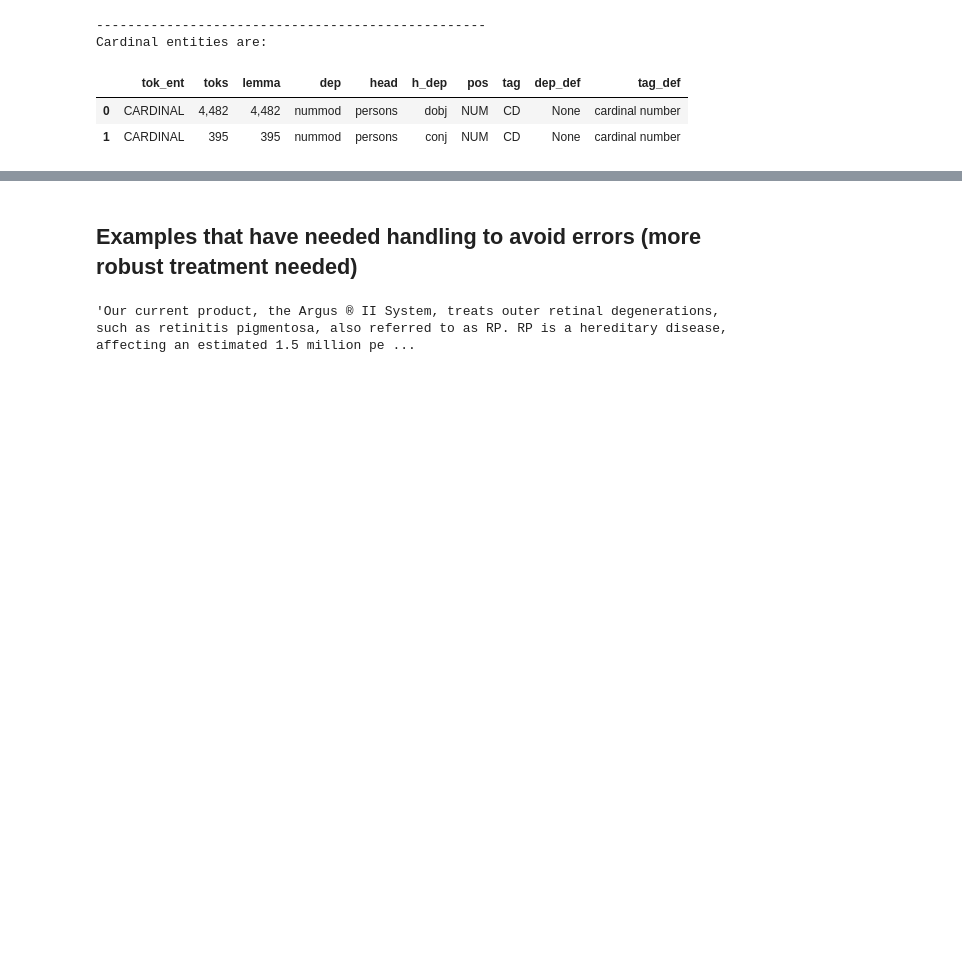
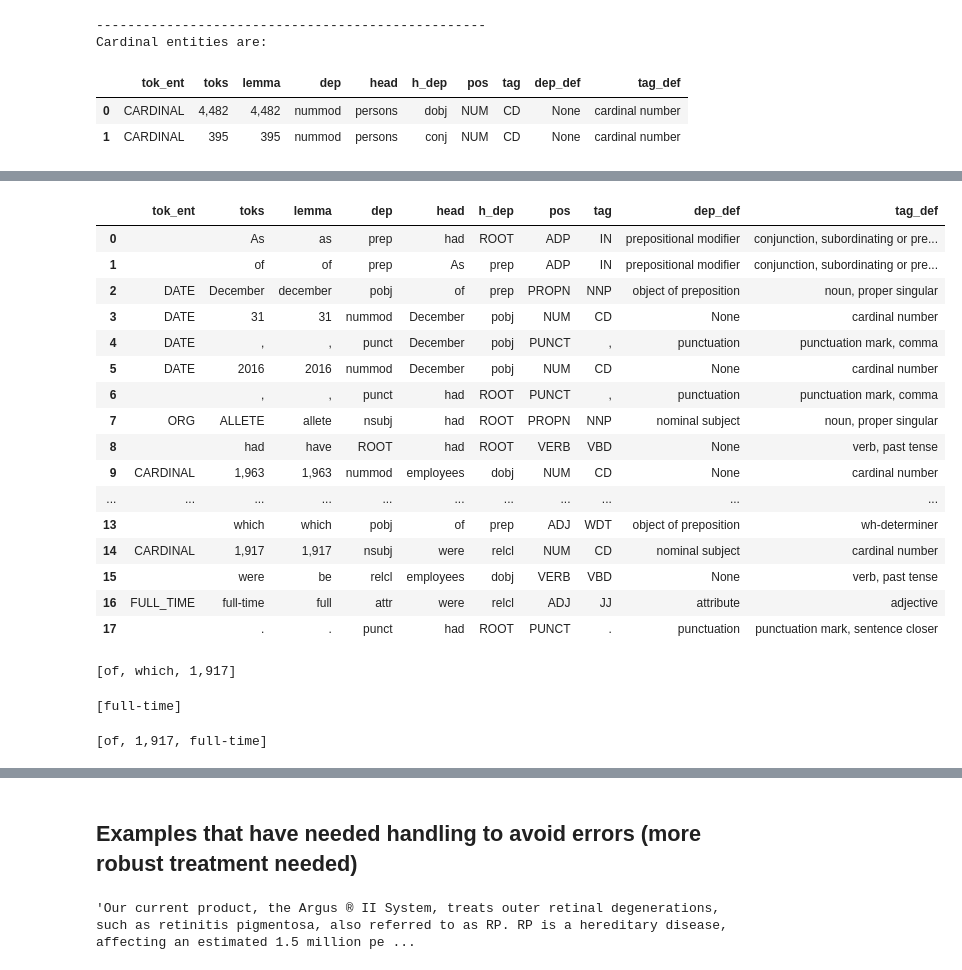
Before and after one commit to JarrodAJ/sec_employee_information_extraction, a Jupyter notebook: 4_Define_SpaCy_NER.ipynb, the cells around one changed output, grey strips where cells are left out. Saved outputs shown, nothing was run; the diff lists cells and outputs as text; code cells hidden in the pictures; blank space fills up the shorter version.

```diff
--- a/4_Define_SpaCy_NER.ipynb
+++ b/4_Define_SpaCy_NER.ipynb
@@ -5539,0 +5739,37 @@ displacy.render(fn4, jupyter=True)
+# %%
+print_df(make_tok_df(fn13))
+# %% [output]
+|  | tok_ent | toks | lemma | dep | head | h_dep | pos | tag | dep_def | tag_def |
+| 0 |  | As | as | prep | had | ROOT | ADP | IN | prepositional modifier | conjunction, subordinating or pre... |
+| 1 |  | of | of | prep | As | prep | ADP | IN | prepositional modifier | conjunction, subordinating or pre... |
+| 2 | DATE | December | december | pobj | of | prep | PROPN | NNP | object of preposition | noun, proper singular |
+| 3 | DATE | 31 | 31 | nummod | December | pobj | NUM | CD | None | cardinal number |
+| 4 | DATE | , | , | punct | December | pobj | PUNCT | , | punctuation | punctuation mark, comma |
+| 5 | DATE | 2016 | 2016 | nummod | December | pobj | NUM | CD | None | cardinal number |
+| 6 |  | , | , | punct | had | ROOT | PUNCT | , | punctuation | punctuation mark, comma |
+| 7 | ORG | ALLETE | allete | nsubj | had | ROOT | PROPN | NNP | nominal subject | noun, proper singular |
+| 8 |  | had | have | ROOT | had | ROOT | VERB | VBD | None | verb, past tense |
+| 9 | CARDINAL | 1,963 | 1,963 | nummod | employees | dobj | NUM | CD | None | cardinal number |
+| ... | ... | ... | ... | ... | ... | ... | ... | ... | ... | ... |
+| 13 |  | which | which | pobj | of | prep | ADJ | WDT | object of preposition | wh-determiner |
+| 14 | CARDINAL | 1,917 | 1,917 | nsubj | were | relcl | NUM | CD | nominal subject | cardinal number |
+| 15 |  | were | be | relcl | employees | dobj | VERB | VBD | None | verb, past tense |
+| 16 | FULL_TIME | full-time | full | attr | were | relcl | ADJ | JJ | attribute | adjective |
+| 17 |  | . | . | punct | had | ROOT | PUNCT | . | punctuation | punctuation mark, sentence closer |
+# %%
+ft_tok = fn13[16]
+fn13_emp_tok = fn13[10]
+ft_tok.dep_ == 'attr' and ft_tok.head.dep_ == 'relcl' and find_verb_tok(ft_tok) != fn13_emp_tok.head
+find_subject(ft_tok.head).tag_ == 'CD' and find_subject(ft_tok.head).ent_type_ in ['CARDINAL', 'QUANTITY', 'FALSE_DATE']
+list(find_verb_tok(ft_tok).subtree)[:3]
+#print(find_verb_tok(ft_tok).left_edge.subtree)
+# %% [output]
+[of, which, 1,917]
+# %%
+find_emp_type_toks(fn13_emp_tok)
+# %% [output]
+[full-time]
+# %%
+list(fn13[16].head.children)
+# %% [output]
+[of, 1,917, full-time]
```
Also changed, not shown: parts of 89 cells of this notebook.
